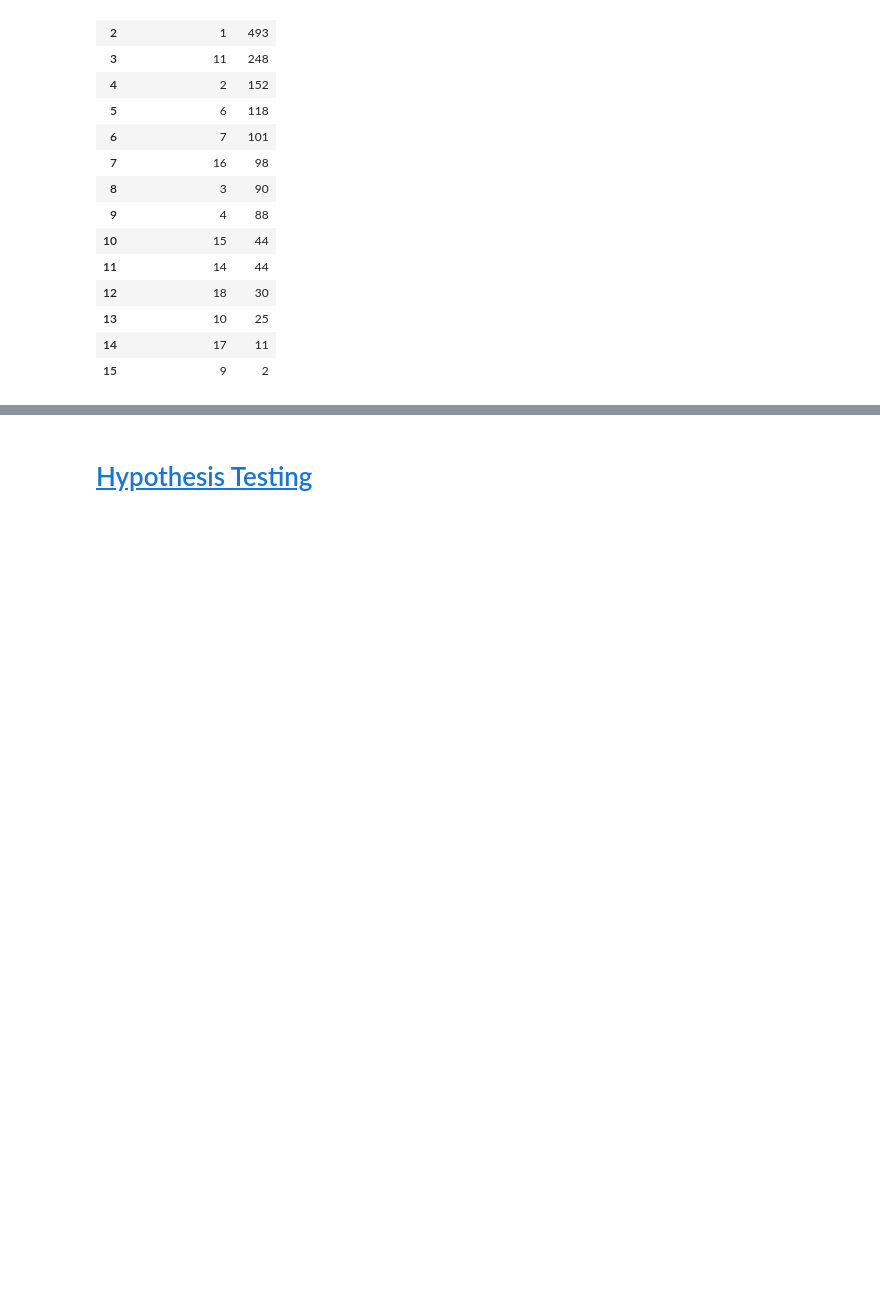
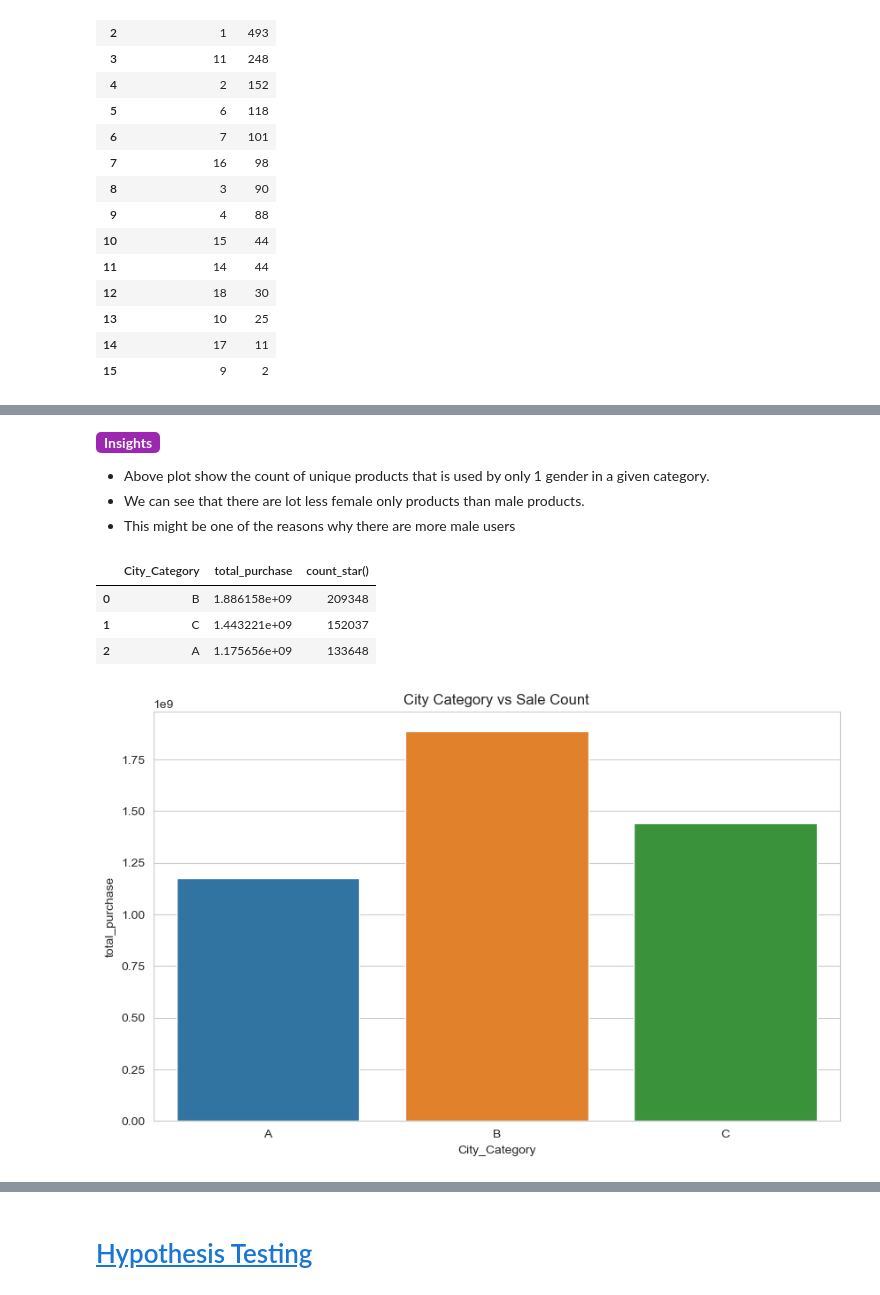
Before and after one commit to gautamnaik1994/Walmart-Data-Analysis-case-Study, a Jupyter notebook: CaseStudy.ipynb, the cells around one changed output, grey strips where cells are left out. Cells and saved outputs as stored; diff of their text form; code cells hidden in the pictures; blank space fills up the shorter version.

```diff
--- a/CaseStudy.ipynb
+++ b/CaseStudy.ipynb
@@ -773,0 +798,22 @@ ORDER BY cnt DESC;
+# %% [markdown]
+<b style="padding: 2px 8px;border-radius: 5px;background: #9C27B0;color: #fff;display: inline-block;">Insights</b>
+
+- Above plot show the count of unique products that is used by only 1 gender in a given category.
+- We can see that there are lot less female only products than male products.
+- This might be one of the reasons why there are more male users
+# %%
+city_sales = db.sql("""
+SELECT City_Category, sum(Purchase) total_purchase, count(*) from df group by City_Category order by total_purchase desc;
+""").to_df()
+city_sales
+# %% [output]
+|  | City_Category | total_purchase | count_star() |
+| 0 | B | 1.886158e+09 | 209348 |
+| 1 | C | 1.443221e+09 | 152037 |
+| 2 | A | 1.175656e+09 | 133648 |
+# %%
+plt.figure(figsize=(10, 6))
+sns.barplot(x='City_Category', y='total_purchase', data=city_sales)
+plt.title('City Category vs Sale Count');
+# %% [output]
+[figure, added]
```
Also changed, not shown: parts of 13 cells of this notebook, 2 other files.
